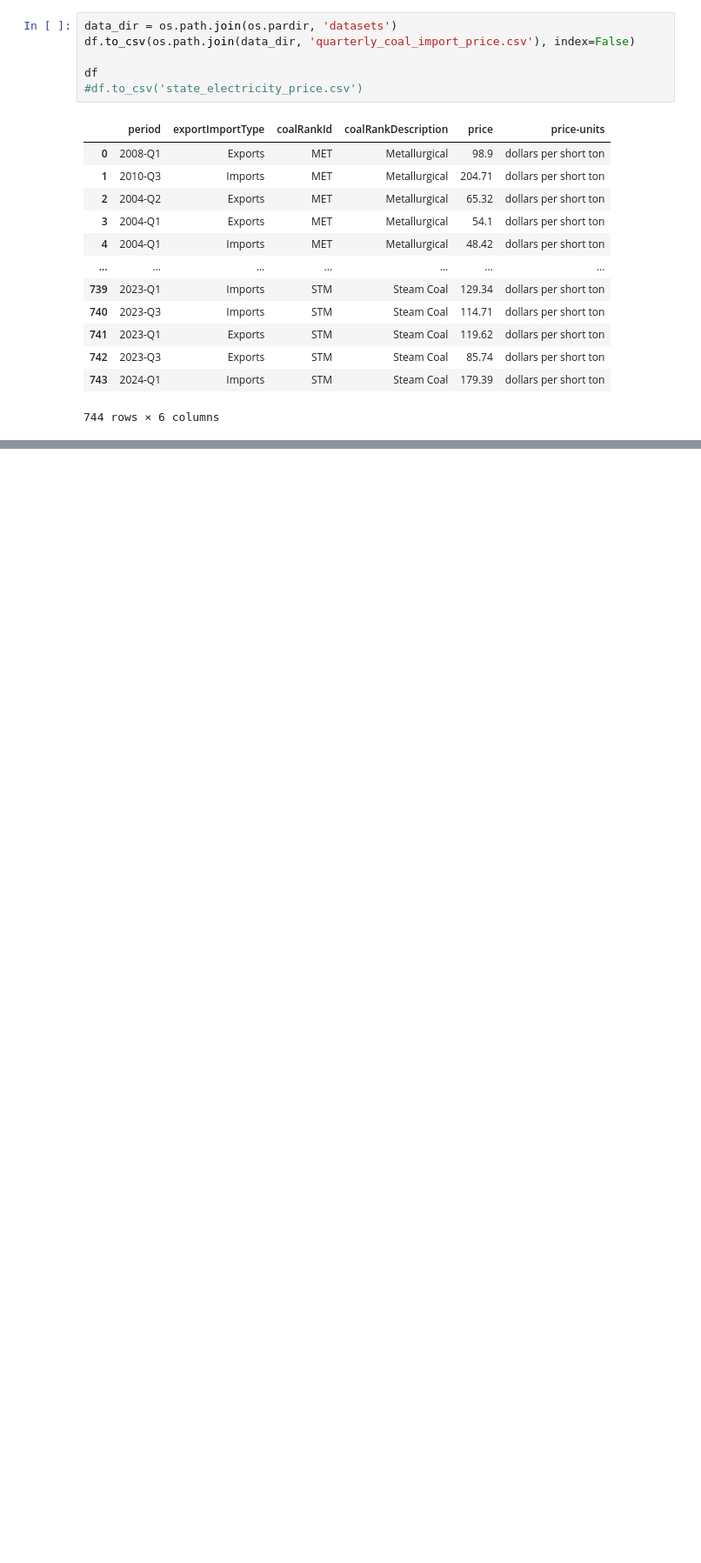
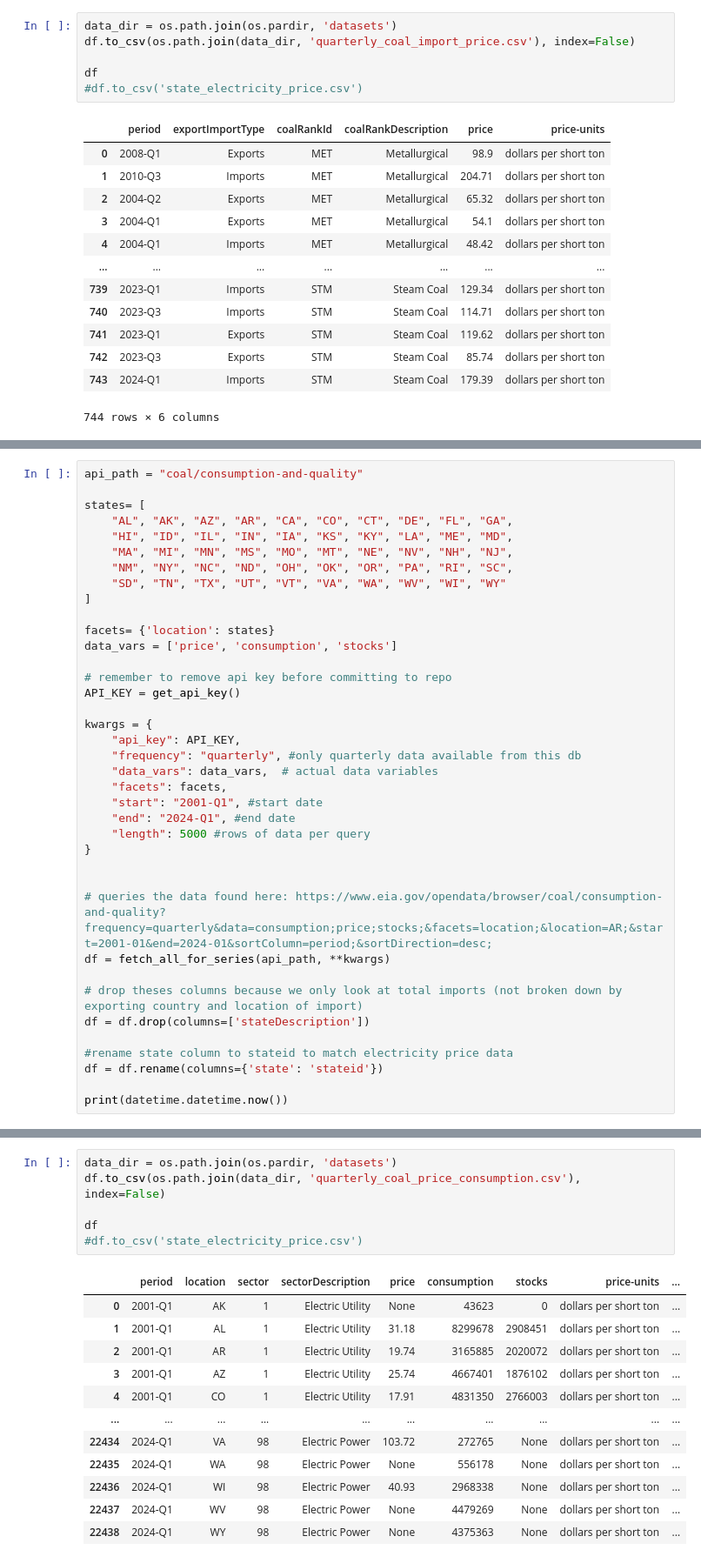
Before and after one commit to Erdos-Projects/fall-2025-forecasting-electricity-price, a Jupyter notebook: src/data/data-collection/eia_api_queries.ipynb, the cells around one changed output, grey strips where cells are left out. Shown at 87% size. Drawn from its saved outputs; the diff is of its cells as text; blank space fills up the shorter version.

Commit message:
add commodities prices

```diff
--- a/src/data/data-collection/eia_api_queries.ipynb
+++ b/src/data/data-collection/eia_api_queries.ipynb
@@ -362,0 +369,38 @@ df
+# %%
+api_path = "coal/consumption-and-quality"
+
+states= [
+    "AL", "AK", "AZ", "AR", "CA", "CO", "CT", "DE", "FL", "GA",
+    "HI", "ID", "IL", "IN", "IA", "KS", "KY", "LA", "ME", "MD",
+    "MA", "MI", "MN", "MS", "MO", "MT", "NE", "NV", "NH", "NJ",
+    "NM", "NY", "NC", "ND", "OH", "OK", "OR", "PA", "RI", "SC",
+    "SD", "TN", "TX", "UT", "VT", "VA", "WA", "WV", "WI", "WY"
+]
+
+facets= {'location': states}
+data_vars = ['price', 'consumption', 'stocks']
+
+# remember to remove api key before committing to repo
+API_KEY = get_api_key()
+
+kwargs = {
+    "api_key": API_KEY,
+    "frequency": "quarterly", #only quarterly data available from this db
+    "data_vars": data_vars,  # actual data variables
+    "facets": facets,
+    "start": "2001-Q1", #start date
+    "end": "2024-Q1", #end date
+    "length": 5000 #rows of data per query
+}
+
+
+# queries the data found here: https://www.eia.gov/opendata/browser/coal/consumption-and-quality?frequency=quarterly&data=consumption;price;stocks;&facets=location;&location=AR;&start=2001-01&end=2024-01&sortColumn=period;&sortDirection=desc;
+df = fetch_all_for_series(api_path, **kwargs)
+
+# drop theses columns because we only look at total imports (not broken down by exporting country and location of import)
+df = df.drop(columns=['stateDescription'])
+
+#rename state column to stateid to match electricity price data
+df = df.rename(columns={'state': 'stateid'})
+
+print(datetime.datetime.now())
@@ -362,0 +419,19 @@ df
+# %%
+data_dir = os.path.join(os.pardir, 'datasets')
+df.to_csv(os.path.join(data_dir, 'quarterly_coal_price_consumption.csv'), index=False)
+
+df
+#df.to_csv('state_electricity_price.csv')
+# %% [output]
+|  | period | location | sector | sectorDescription | price | consumption | stocks | price-units | ... |
+| 0 | 2001-Q1 | AK | 1 | Electric Utility | None | 43623 | 0 | dollars per short ton | ... |
+| 1 | 2001-Q1 | AL | 1 | Electric Utility | 31.18 | 8299678 | 2908451 | dollars per short ton | ... |
+| 2 | 2001-Q1 | AR | 1 | Electric Utility | 19.74 | 3165885 | 2020072 | dollars per short ton | ... |
+| 3 | 2001-Q1 | AZ | 1 | Electric Utility | 25.74 | 4667401 | 1876102 | dollars per short ton | ... |
+| 4 | 2001-Q1 | CO | 1 | Electric Utility | 17.91 | 4831350 | 2766003 | dollars per short ton | ... |
+| ... | ... | ... | ... | ... | ... | ... | ... | ... | ... |
+| 22434 | 2024-Q1 | VA | 98 | Electric Power | 103.72 | 272765 | None | dollars per short ton | ... |
+| 22435 | 2024-Q1 | WA | 98 | Electric Power | None | 556178 | None | dollars per short ton | ... |
+| 22436 | 2024-Q1 | WI | 98 | Electric Power | 40.93 | 2968338 | None | dollars per short ton | ... |
+| 22437 | 2024-Q1 | WV | 98 | Electric Power | None | 4479269 | None | dollars per short ton | ... |
+| 22438 | 2024-Q1 | WY | 98 | Electric Power | None | 4375363 | None | dollars per short ton | ... |
```
Also changed, not shown: parts of 17 cells of this notebook, 6 other files.
